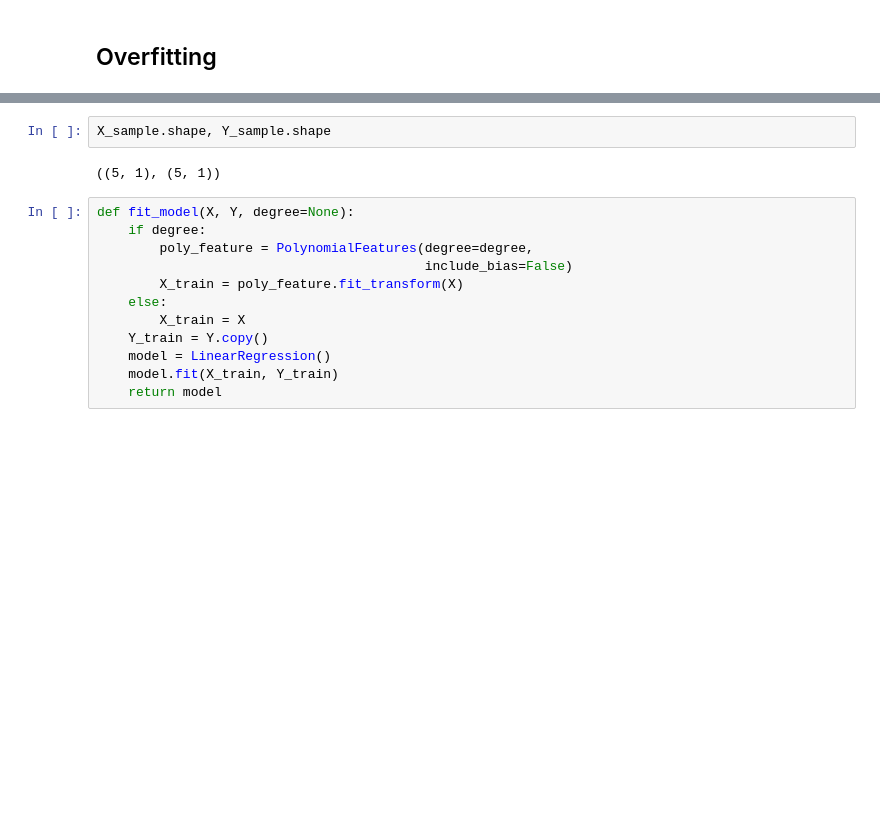
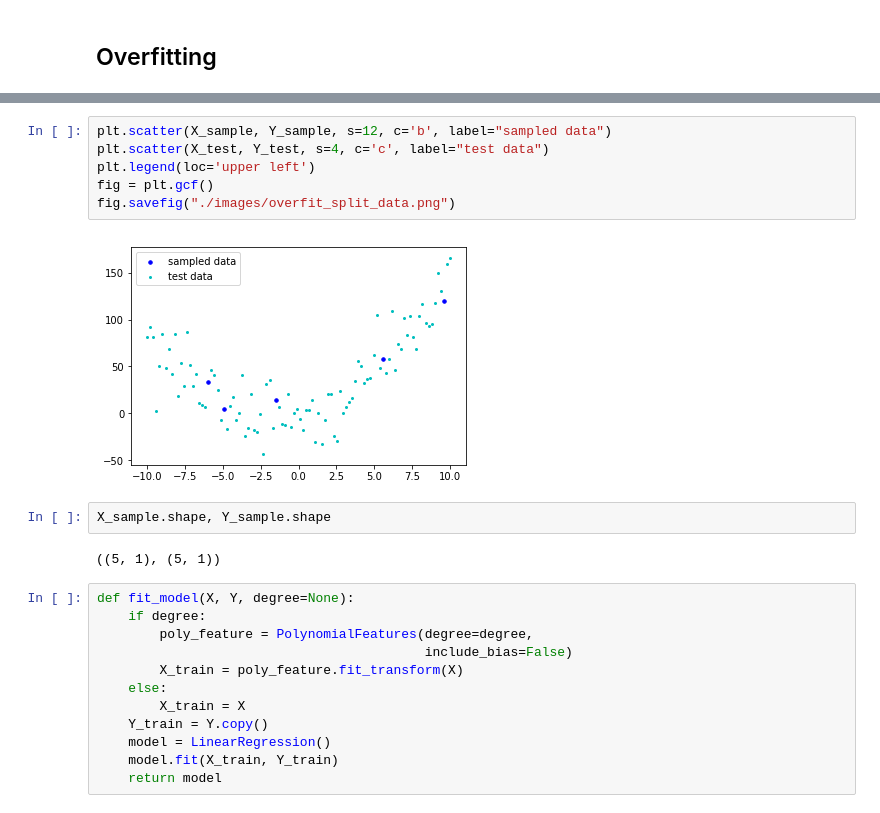
Before and after one commit to dboyliao/FubonDay5, a Jupyter notebook: LectureSketch.ipynb, the cells around one changed output, grey strips where cells are left out. Cells and saved outputs as stored; diff of their text form; blank space fills up the shorter version.

```diff
--- a/LectureSketch.ipynb
+++ b/LectureSketch.ipynb
@@ -33,3 +42,11 @@ plt.legend(loc='upper left')
+# %%
+plt.scatter(X_sample, Y_sample, s=12, c='b', label="sampled data")
+plt.scatter(X_test, Y_test, s=4, c='c', label="test data")
+plt.legend(loc='upper left')
+fig = plt.gcf()
+fig.savefig("./images/overfit_split_data.png")
+# %% [output]
+[figure, added]
 # %%
 X_sample.shape, Y_sample.shape
 # %% [output]
```
Also changed, not shown: parts of 10 cells of this notebook, 14 other files.
